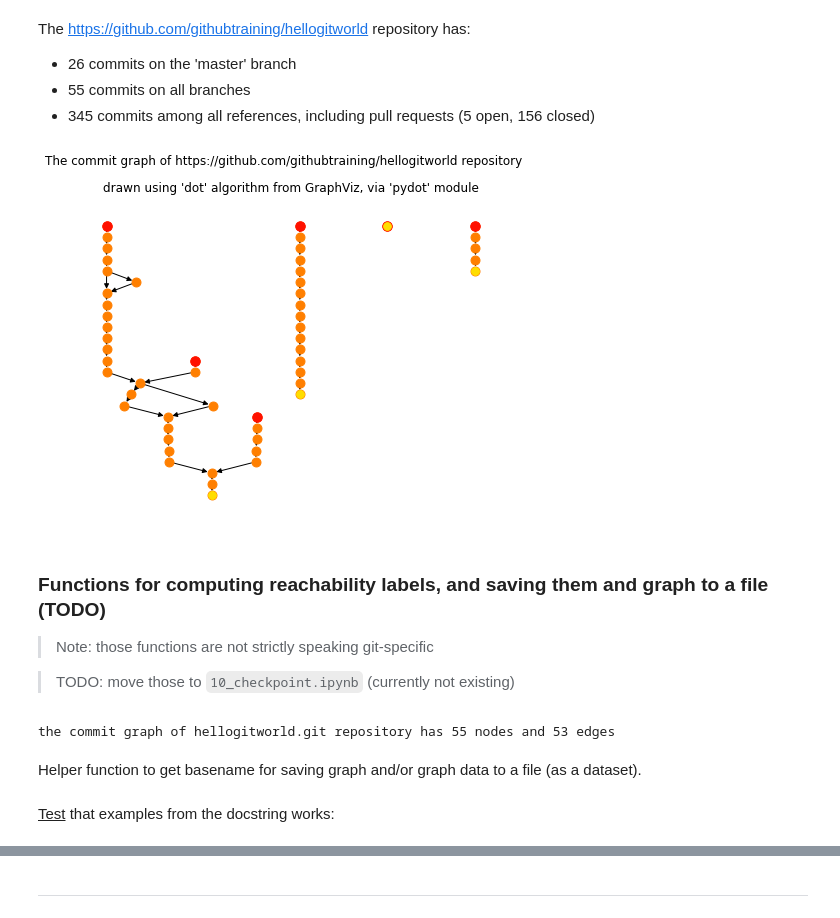
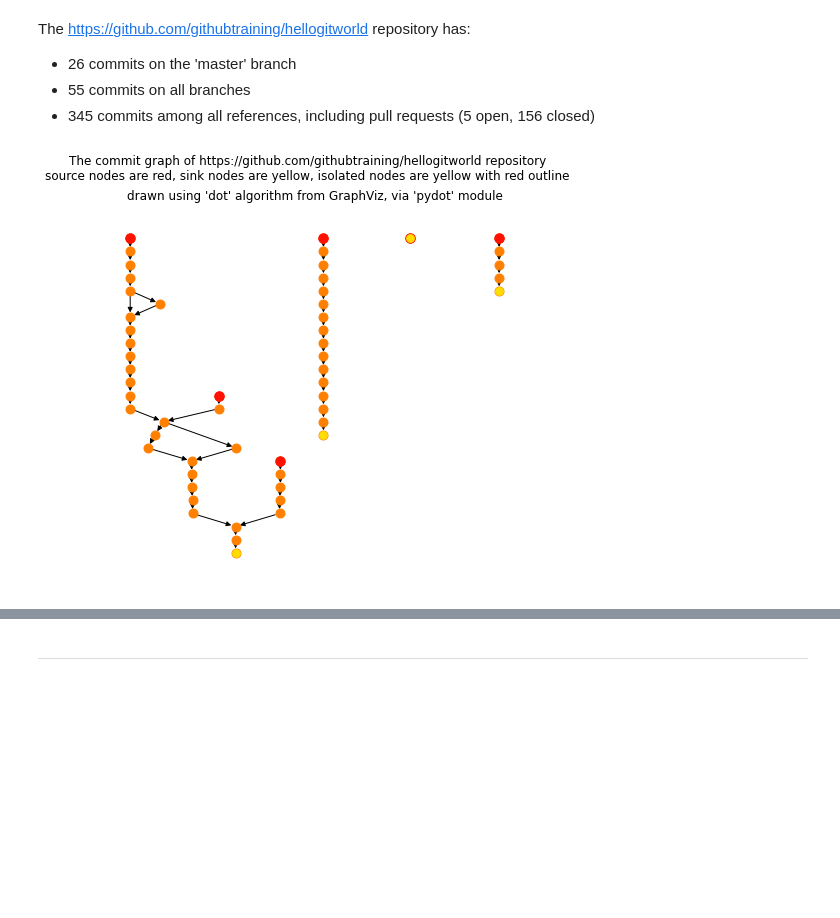
Before and after one commit to jnareb/git-commit-graph-ext, a Jupyter notebook: 09_git.ipynb, the cells around one changed output, grey strips where cells are left out. Cells and saved outputs as stored; diff of their text form; code cells hidden in the pictures; blank space fills up the shorter version.

```diff
--- a/09_git.ipynb
+++ b/09_git.ipynb
@@ -318,38 +475,5 @@ Using Git commands, we can easily create text file that store commit-graph infor
 # %%
 #export
-def _repo_path_to_out_path(repo_path, out_dir="datasets"):
-    """Create filename for storing adjacency list out of repository path
-
-    This is a helper function used, among others, in `repo_generate_adjlist()`
-    and `repo_adjlist_to_graph()`.
-
-    Parameters
-    ----------
-    repo_path : str
-        Path to the Git repository
-
-    out_dir : str
-        Directory where extracted commit graph data would be stored.
-        Defaults to "datasets".
-
-    Returns
-    -------
-    Path
-        Path to the file storing the commit graph in the adjacency list
-        file format.
-
-        see: https://networkx.org/documentation/stable/reference/readwrite/adjlist.html
-    """
-    # The `out_dir` should not be None
-    if out_dir is None:
-        out_dir = "."
-    # generate the name of the output file, as `pathlib.Path` object
-    # removing the '*.git' extension / suffix from `repo_path`, if needed
-    out_pathname = Path(out_dir) / (Path(repo_path).stem + "-commit_graph.adjlist.txt")
-
-    return out_pathname
-
-
 def repo_generate_adjlist(repo_path, out_dir="datasets", refresh=False):
     """Generate graph of revisions in the adjacency list format
 
@@ -396,7 +520,7 @@ def repo_generate_adjlist(repo_path, out_dir="datasets", refresh=False):
         Path where the commit graph in the adjacency file format
         can be found.
     """
-    out_pathname = _repo_path_to_out_path(repo_path, out_dir=out_dir)
+    out_pathname = _repo_graph_savefile(repo_path, out_dir=out_dir)
     # generate the adjacency list using git-log command; note: skip pull requests
     if refresh or not out_pathname.exists():
         with out_pathname.open("w") as outfile:
@@ -515,7 +634,7 @@ def commit_graph(url, repo_name,
     repo_path = Path(repos_dir) / repo_name
     get_repo(url, repo_path, refresh=reclone)
     graph = repo_to_graph(repo_path, datasets_dir=datasets_dir, refresh=rescan)
-    graph.name = repo_name
+    graph.name = _commit_graph_name(repo_name)
     return graph
 # %% [markdown]
 Instead of testing all those functions one by one, let's simply **test the final one**, namely **`commit_graph()`**, which would would as an integration test.  It would stress test almost all other functions.
@@ -570,42 +689,21 @@ The <https://github.com/githubtraining/hellogitworld> repository has:
 # %%
 # this plot is here to check if the number of edges found is plausible
 try:
     import pydot
 
-    fig=plt.figure(figsize=(8,6))
-    plt.suptitle('The commit graph of https://github.com/githubtraining/hellogitworld repository')
+    fig=plt.figure(figsize=(8,7))
+    plt.suptitle('The commit graph of https://github.com/githubtraining/hellogitworld repository\n'+
+                 'source nodes are red, sink nodes are yellow, isolated nodes are yellow with red outline')
     plt.title("drawn using 'dot' algorithm from GraphViz, via 'pydot' module")
     pos=nx.drawing.nx_pydot.pydot_layout(graph, prog='dot')
     nx.draw(graph, pos=pos,
             node_size=80,width=1.0,node_color='#FF7F00')
     nx.draw_networkx_nodes(graph, pos=pos, nodelist=sources,
                            node_size=90,node_color='#FF1100')
     nx.draw_networkx_nodes(graph, pos=pos, nodelist=sinks,
                            node_size=60,node_color='#FFDD00')
     plt.draw()
 except ModuleNotFoundError:
     print("'pydot' module not installed")
 # %% [output]
-[figure, old version]
+[figure, new version]
-# %% [markdown]
-### Functions for computing reachability labels, and saving them and graph to a file (TODO)
-> Note: those functions are not strictly speaking git-specific
-
-> TODO: move those to `10_checkpoint.ipynb` (currently not existing)
-# %%
-# before tests (test fixture)
-repo_url="https://github.com/githubtraining/hellogitworld"
-repo_path="repos/hellogitworld.git"
-repo_name="hellogitworld.git"
-#rmtree(repo_path, ignore_errors=True)
-
-# get commit graph of remote repository, without re-cloning or re-computing
-repo_graph = commit_graph(repo_url, repo_name)
-
-# check that it worked
-print("the commit graph of {} repository has {:d} nodes and {:d} edges".
-      format(repo_name, repo_graph.number_of_nodes(), repo_graph.number_of_edges()))
-# %% [output]
-the commit graph of hellogitworld.git repository has 55 nodes and 53 edges
-# %% [markdown]
-Helper function to get basename for saving graph and/or graph data to a file (as a dataset).
@@ -700,2 +709,0 @@ def _repo_graph_name(repo_path):
-# %% [markdown]
-<u>Test</u> that examples from the docstring works:
```
Also changed, not shown: parts of 47 cells of this notebook, 4 other files.
